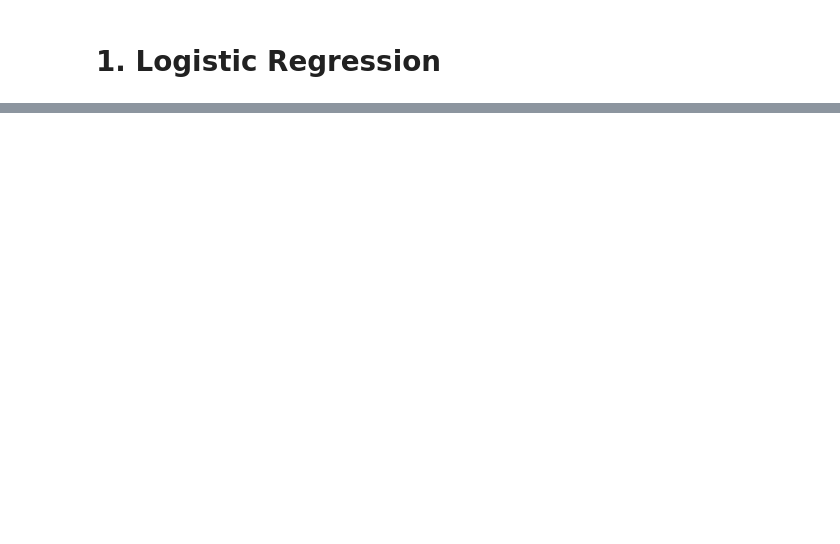
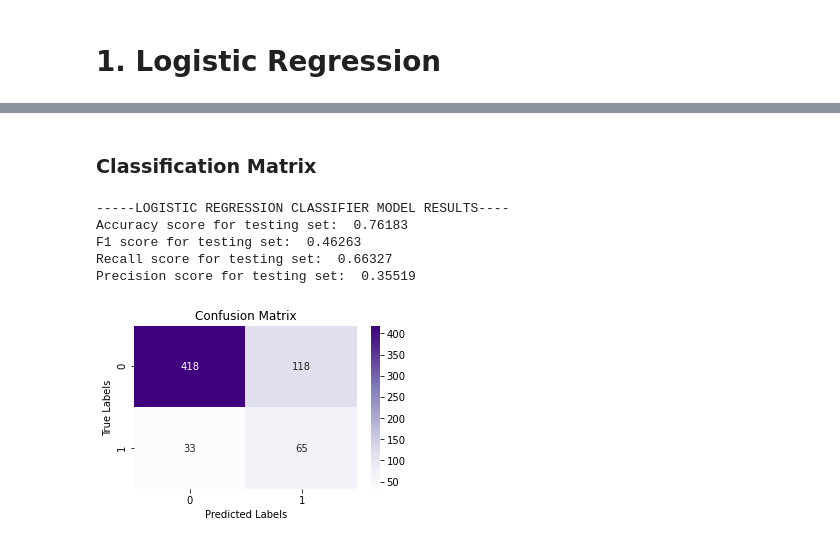
Before and after one commit to 101Prudencia-py/Churn-Analysis, a Jupyter notebook: Untitled.ipynb, the cells around one changed output, grey strips where cells are left out. Cells and saved outputs as stored; diff of their text form; code cells hidden in the pictures; blank space fills up the shorter version.

Commit message:
Baseline model completed

```diff
--- a/Untitled.ipynb
+++ b/Untitled.ipynb
@@ -724,0 +743,5 @@ Name: churn, dtype: int64
+# %%
+# Object creation, fitting the data & getting predictions
+log_reg= LogisticRegression()
+log_reg.fit(X_train_resampled,y_train_resampled)
+y_pred_log_reg = log_reg.predict(X_test)
@@ -724,0 +761,21 @@ Name: churn, dtype: int64
+# %% [markdown]
+### Classification Matrix
+# %%
+print('-----LOGISTIC REGRESSION CLASSIFIER MODEL RESULTS----')
+print('Accuracy score for testing set: ',round(accuracy_score(y_test,y_pred_log_reg),5))
+print('F1 score for testing set: ',round(f1_score(y_test,y_pred_log_reg),5))
+print('Recall score for testing set: ',round(recall_score(y_test,y_pred_log_reg),5))
+print('Precision score for testing set: ',round(precision_score(y_test,y_pred_log_reg),5))
+cm_lr = confusion_matrix(y_test, y_pred_log_reg)
+f, ax= plt.subplots(1,1,figsize=(5,3))
+sns.heatmap(cm_lr, annot=True, cmap='Purples', fmt='g', ax=ax)
+ax.set_xlabel('Predicted Labels'); ax.set_ylabel('True Labels') ; ax.set_title('Confusion Matrix')
+ax.xaxis.set_ticklabels(['0', '1']) ; ax.yaxis.set_ticklabels(['0', '1'])
+plt.show();
+# %% [output]
+-----LOGISTIC REGRESSION CLASSIFIER MODEL RESULTS----
+Accuracy score for testing set:  0.76183
+F1 score for testing set:  0.46263
+Recall score for testing set:  0.66327
+Precision score for testing set:  0.35519
+[figure, added]
```
Also changed, not shown: parts of 13 cells of this notebook.
